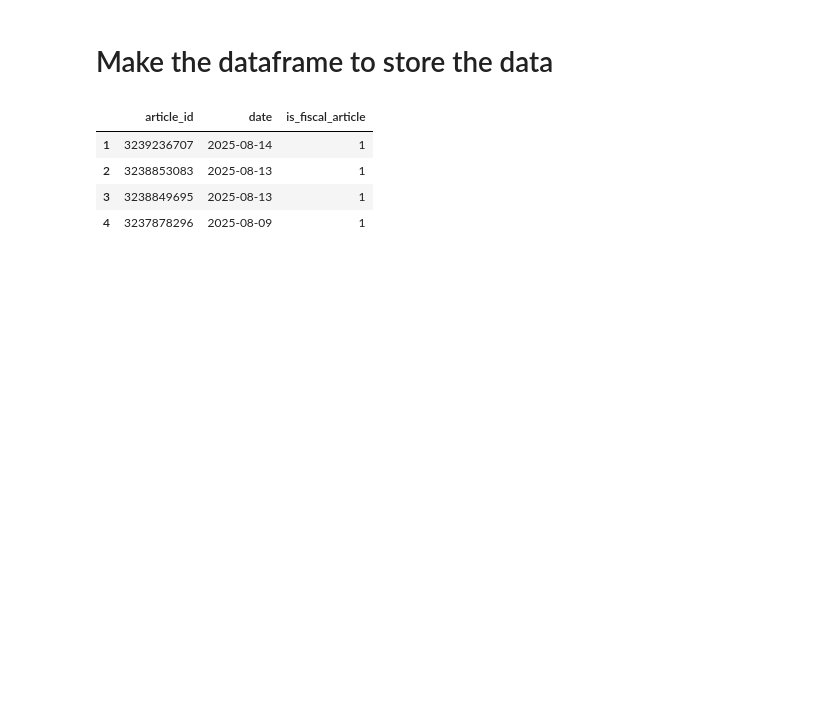
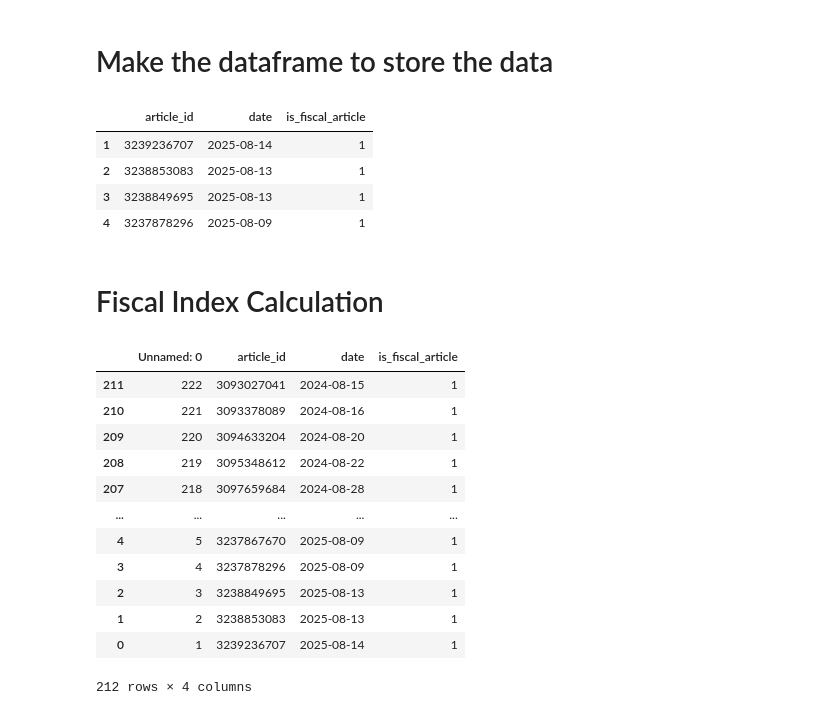
Before and after one commit to UWA-DS-11/capstone-project-11, a Jupyter notebook: fiscal_policy_index/pdf_extraction.ipynb, the cells around one changed output. Saved outputs shown, nothing was run; the diff lists cells and outputs as text; code cells hidden in the pictures; blank space fills up the shorter version.

```diff
--- a/fiscal_policy_index/pdf_extraction.ipynb
+++ b/fiscal_policy_index/pdf_extraction.ipynb
@@ -363,3 +363,26 @@ full_pipeline('21pages.pdf')
 | 4 | 3237878296 | 2025-08-09 | 1 |
 # %%
 full_pipeline("ProQuestDocuments-2025-08-16_1_fiscalpolicy_last12.pdf").to_csv("fiscal_articles.csv")
+# %% [markdown]
+# Fiscal Index Calculation
+# %%
+fiscal_article_df=pd.read_csv("fiscal_articles.csv")
+# %%
+# sorted the data from oldest to latest
+fiscal_article_df = fiscal_article_df.sort_values(by='date', ascending=True)
+# %%
+fiscal_article_df
+# %% [output]
+|  | Unnamed: 0 | article_id | date | is_fiscal_article |
+| 211 | 222 | 3093027041 | 2024-08-15 | 1 |
+| 210 | 221 | 3093378089 | 2024-08-16 | 1 |
+| 209 | 220 | 3094633204 | 2024-08-20 | 1 |
+| 208 | 219 | 3095348612 | 2024-08-22 | 1 |
+| 207 | 218 | 3097659684 | 2024-08-28 | 1 |
+| ... | ... | ... | ... | ... |
+| 4 | 5 | 3237867670 | 2025-08-09 | 1 |
+| 3 | 4 | 3237878296 | 2025-08-09 | 1 |
+| 2 | 3 | 3238849695 | 2025-08-13 | 1 |
+| 1 | 2 | 3238853083 | 2025-08-13 | 1 |
+| 0 | 1 | 3239236707 | 2025-08-14 | 1 |
+212 rows × 4 columns
```
Also changed, not shown: parts of 7 cells of this notebook.
